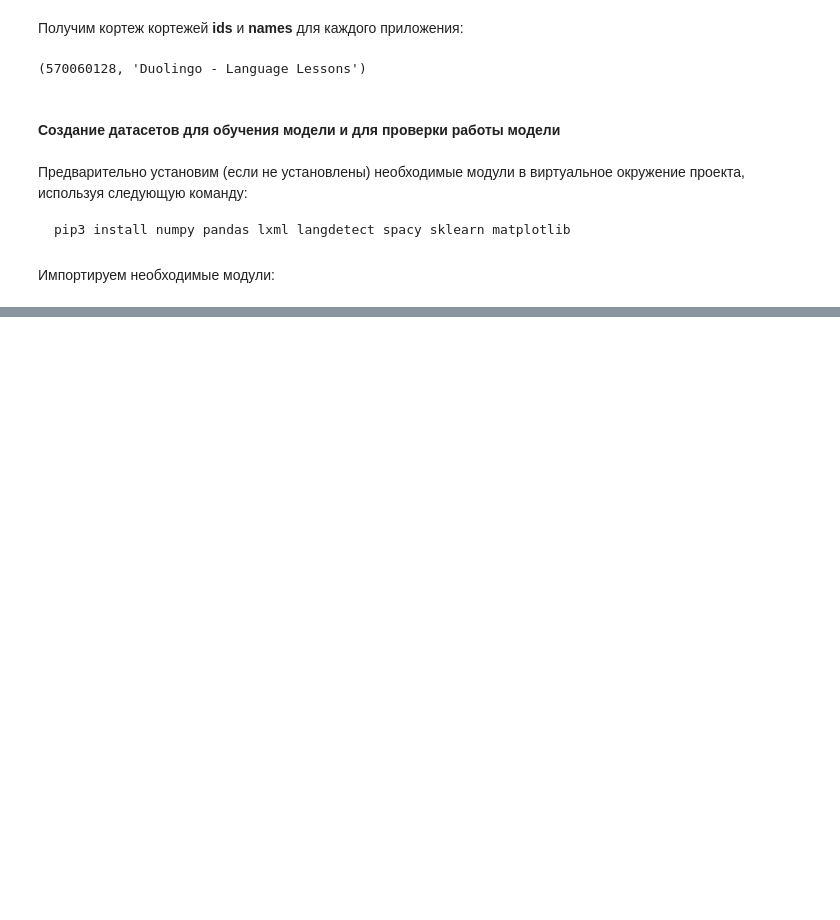
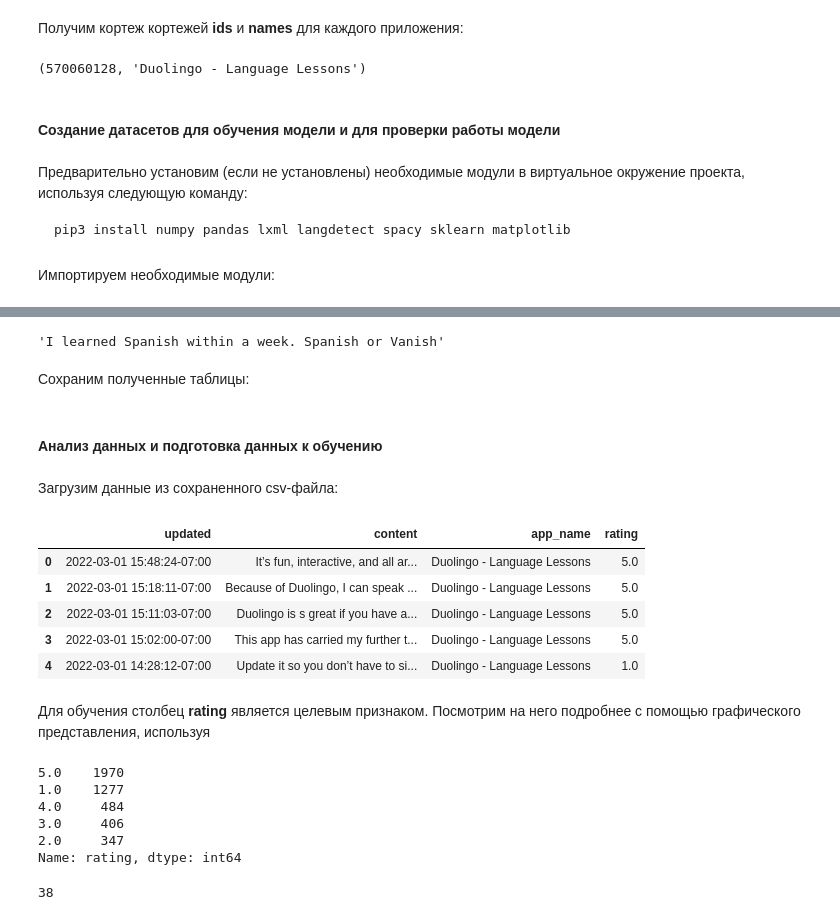
Before and after one commit to Alice15423/sentiment_analysis, a Jupyter notebook: reseach/sentiment_analysis.ipynb, the cells around one changed output, grey strips where cells are left out. Drawn from its saved outputs; the diff is of its cells as text; code cells hidden in the pictures; blank space fills up the shorter version.

Commit message:
add few cells in .ipynb file, save datasets files

```diff
--- a/reseach/sentiment_analysis.ipynb
+++ b/reseach/sentiment_analysis.ipynb
@@ -120,0 +301,8 @@ df['content'].head(150)
+# %%
+df['content'].replace(emoticons_reg, '', regex=True, inplace=True)
+df_check['content'].replace(emoticons_reg, '', regex=True, inplace=True)
+df['content'][35]
+# %% [output]
+'I learned Spanish within a week. Spanish or Vanish'
+# %% [markdown]
+Сохраним полученные таблицы:
@@ -120,0 +316,29 @@ df['content'].head(150)
+# %% [markdown]
+#### Анализ данных и подготовка данных к обучению
+# %% [markdown]
+Загрузим данные из сохраненного csv-файла:
+# %%
+df = pd.read_csv('datasets/train/reviews_train.csv', sep='|')
+df.head()
+# %% [output]
+|  | updated | content | app_name | rating |
+| 0 | 2022-03-01 15:48:24-07:00 | It’s fun, interactive, and all ar... | Duolingo - Language Lessons | 5.0 |
+| 1 | 2022-03-01 15:18:11-07:00 | Because of Duolingo, I can speak ... | Duolingo - Language Lessons | 5.0 |
+| 2 | 2022-03-01 15:11:03-07:00 | Duolingo is s great if you have a... | Duolingo - Language Lessons | 5.0 |
+| 3 | 2022-03-01 15:02:00-07:00 | This app has carried my further t... | Duolingo - Language Lessons | 5.0 |
+| 4 | 2022-03-01 14:28:12-07:00 | Update it so you don’t have to si... | Duolingo - Language Lessons | 1.0 |
+# %% [markdown]
+Для обучения столбец **rating** является целевым признаком. Посмотрим на него подробнее с помощью графического представления, используя
+# %%
+df.rating.value_counts()  # 2454 - 5.0 и 4.0, 2030 - 1.0, 2.0 и 3.0
+# %% [output]
+5.0    1970
+1.0    1277
+4.0     484
+3.0     406
+2.0     347
+Name: rating, dtype: int64
+# %%
+df.app_name.value_counts().min()
+# %% [output]
+38
```
Also changed, not shown: parts of 34 cells of this notebook, 2 other files.
